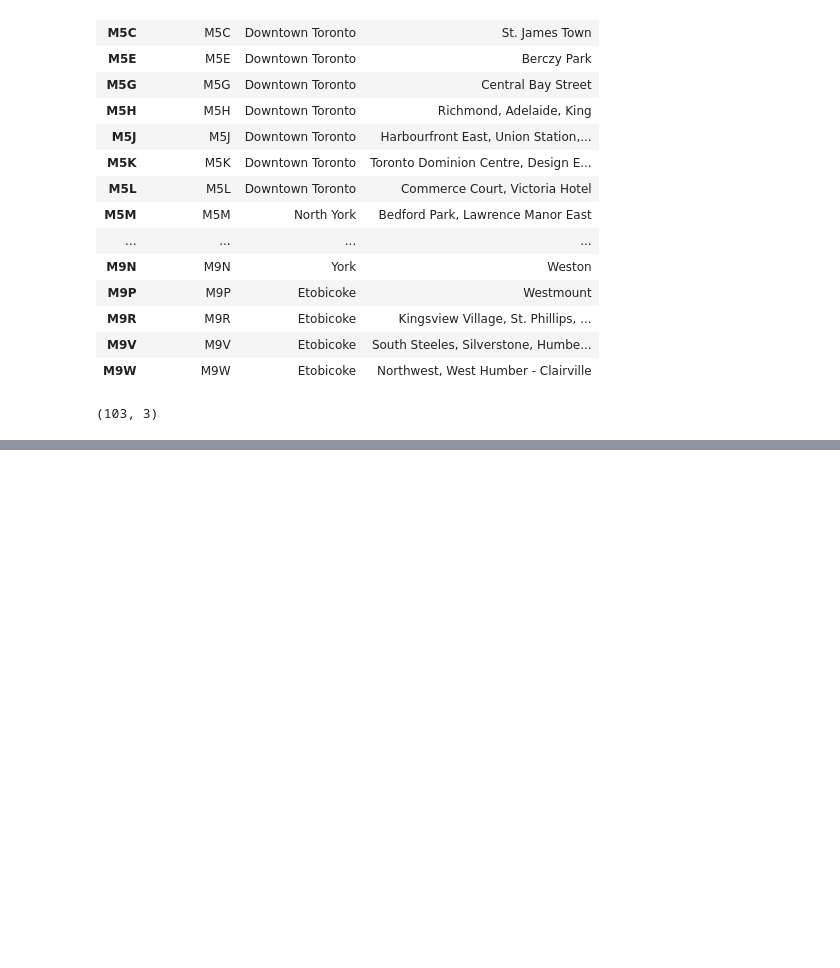
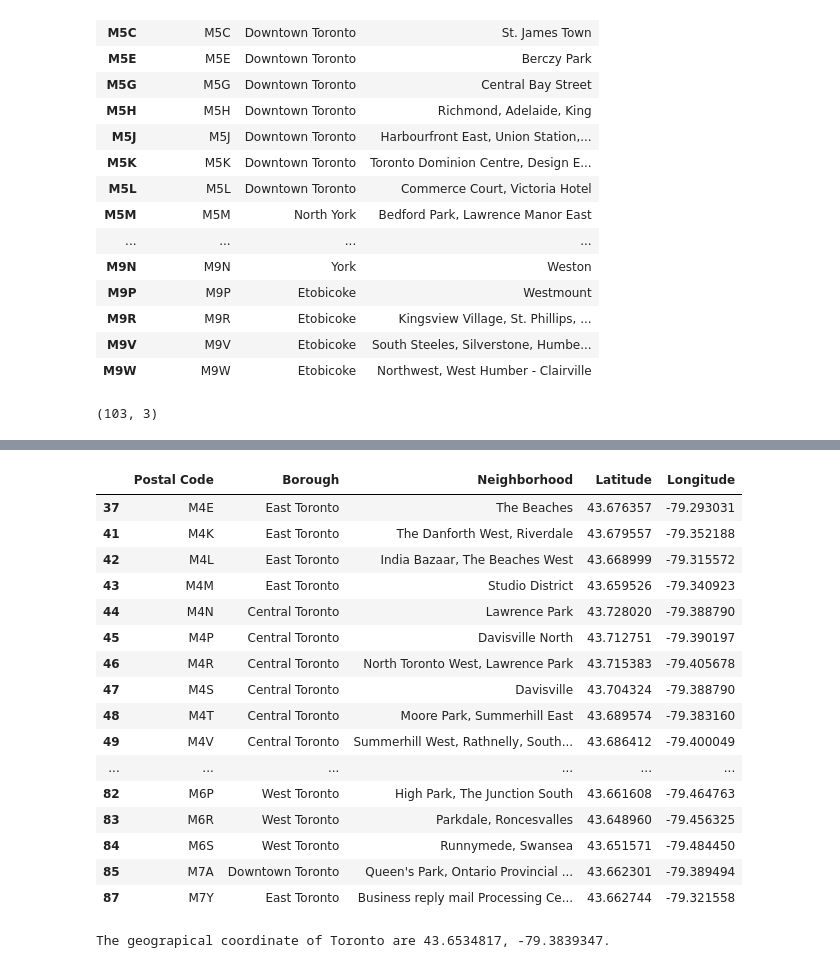
Before and after one commit to bladva/CourseraCapstone, a Jupyter notebook: Week3_PeerGradedAssignment.ipynb, the cells around one changed output, grey strips where cells are left out. Cells and saved outputs as stored; diff of their text form; code cells hidden in the pictures; blank space fills up the shorter version.

```diff
--- a/Week3_PeerGradedAssignment.ipynb
+++ b/Week3_PeerGradedAssignment.ipynb
@@ -6,6 +6,31 @@ import bs4 as bs
 import urllib.request
 import pandas as pd
 import numpy as np
+# %%
+#import other relevant libraries
+import numpy as np # library to handle data in a vectorized manner
+
+import pandas as pd # library for data analsysis
+pd.set_option('display.max_columns', None)
+pd.set_option('display.max_rows', None)
+
+import json # library to handle JSON files
+
+#!conda install -c conda-forge geopy --yes # uncomment this line if you haven't completed the Foursquare API lab
+from geopy.geocoders import Nominatim # convert an address into latitude and longitude values
+
+import requests # library to handle requests
+from pandas.io.json import json_normalize # tranform JSON file into a pandas dataframe
+
+# Matplotlib and associated plotting modules
+import matplotlib.cm as cm
+import matplotlib.colors as colors
+
+# import k-means from clustering stage
+from sklearn.cluster import KMeans
+
+#!conda install -c conda-forge folium=0.5.0 --yes # uncomment this line if you haven't completed the Foursquare API lab
+import folium # map rendering library
 # %%
 #Scrape the website and store in Soup object
 source = urllib.request.urlopen('https://en.wikipedia.org/wiki/List_of_postal_codes_of_Canada:_M').read()
@@ -102,3 +127,6 @@ df.tail(50)
 df.shape
 # %% [output]
 (103, 3)
+# %%
+#Import coordinates
+df_coordinates = pd.read_csv(r'C:\Users\Bilesh\Google Drive\Education\Google\Python Course\Coursera DataScience Capstone\CourseraCapstone\Geospatial_Coordinates.csv')
@@ -104,0 +142,4 @@ df.shape
+# %%
+#Left join based on df using Postal Code as key
+df_new = pd.merge(df,df_coordinates,on='Postal Code',how='left')
+df_new.head(10)
@@ -104,0 +158,33 @@ df.shape
+# %%
+#Create subset of df for only Toronto
+df_Toronto = df_new[df_new['Borough'].str.contains("Toronto")]
+df_Toronto
+# %% [output]
+|  | Postal Code | Borough | Neighborhood | Latitude | Longitude |
+| 37 | M4E | East Toronto | The Beaches | 43.676357 | -79.293031 |
+| 41 | M4K | East Toronto | The Danforth West, Riverdale | 43.679557 | -79.352188 |
+| 42 | M4L | East Toronto | India Bazaar, The Beaches West | 43.668999 | -79.315572 |
+| 43 | M4M | East Toronto | Studio District | 43.659526 | -79.340923 |
+| 44 | M4N | Central Toronto | Lawrence Park | 43.728020 | -79.388790 |
+| 45 | M4P | Central Toronto | Davisville North | 43.712751 | -79.390197 |
+| 46 | M4R | Central Toronto | North Toronto West, Lawrence Park | 43.715383 | -79.405678 |
+| 47 | M4S | Central Toronto | Davisville | 43.704324 | -79.388790 |
+| 48 | M4T | Central Toronto | Moore Park, Summerhill East | 43.689574 | -79.383160 |
+| 49 | M4V | Central Toronto | Summerhill West, Rathnelly, South... | 43.686412 | -79.400049 |
+| ... | ... | ... | ... | ... | ... |
+| 82 | M6P | West Toronto | High Park, The Junction South | 43.661608 | -79.464763 |
+| 83 | M6R | West Toronto | Parkdale, Roncesvalles | 43.648960 | -79.456325 |
+| 84 | M6S | West Toronto | Runnymede, Swansea | 43.651571 | -79.484450 |
+| 85 | M7A | Downtown Toronto | Queen's Park, Ontario Provincial ... | 43.662301 | -79.389494 |
+| 87 | M7Y | East Toronto | Business reply mail Processing Ce... | 43.662744 | -79.321558 |
+# %%
+#Define user agent
+address = 'Toronto'
+
+geolocator = Nominatim(user_agent="TN_explorer")
+location = geolocator.geocode(address)
+latitude = location.latitude
+longitude = location.longitude
+print('The geograpical coordinate of Toronto are {}, {}.'.format(latitude, longitude))
+# %% [output]
+The geograpical coordinate of Toronto are 43.6534817, -79.3839347.
```
Also changed, not shown: parts of 4 cells of this notebook.
